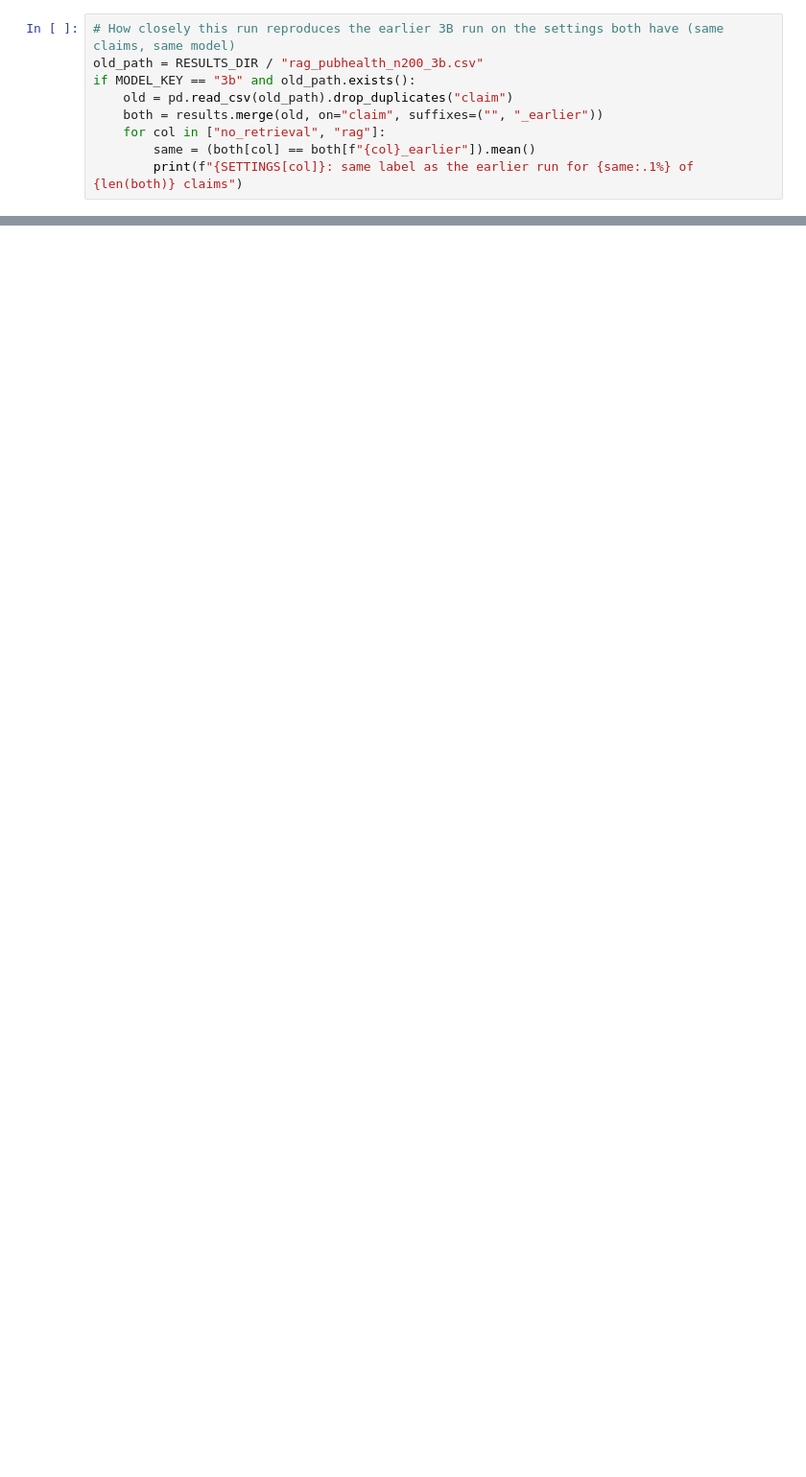
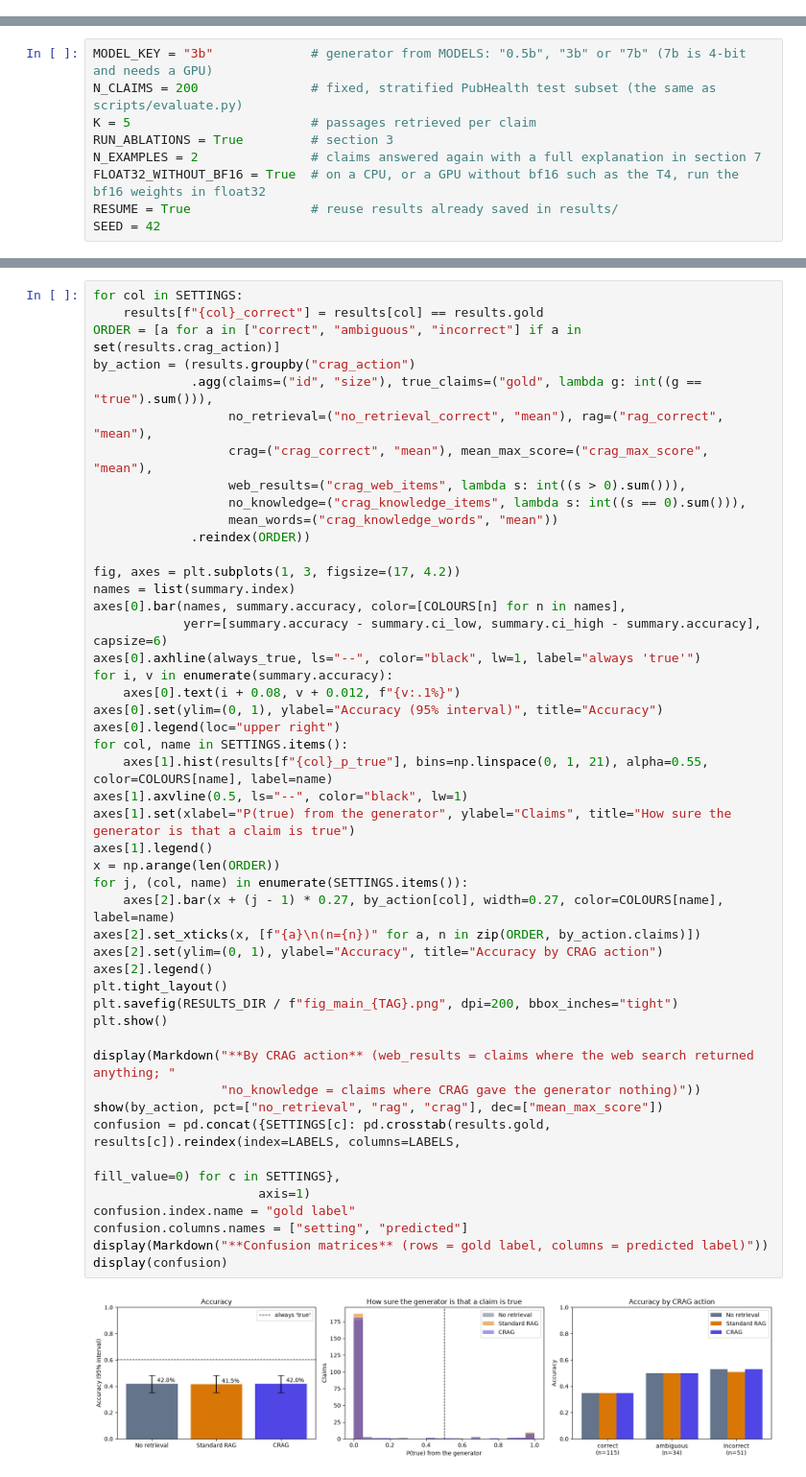
Before and after one commit to hulemihi/42173-ANLP-CRAG, a Jupyter notebook: notebooks/generator_evaluation_pubhealth.ipynb, the cells around one changed output, grey strips where cells are left out. Shown at 96% size. Drawn from its saved outputs; the diff is of its cells as text; blank space fills up the shorter version.

```diff
--- a/notebooks/generator_evaluation_pubhealth.ipynb
+++ b/notebooks/generator_evaluation_pubhealth.ipynb
@@ -525,9 +0,0 @@ pd.DataFrame(rows_cmp).set_index("generator").round(3)
-# %%
-# How closely this run reproduces the earlier 3B run on the settings both have (same claims, same model)
-old_path = RESULTS_DIR / "rag_pubhealth_n200_3b.csv"
-if MODEL_KEY == "3b" and old_path.exists():
-    old = pd.read_csv(old_path).drop_duplicates("claim")
-    both = results.merge(old, on="claim", suffixes=("", "_earlier"))
-    for col in ["no_retrieval", "rag"]:
-        same = (both[col] == both[f"{col}_earlier"]).mean()
-        print(f"{SETTINGS[col]}: same label as the earlier run for {same:.1%} of {len(both)} claims")
@@ -770,0 +94,9 @@ print("Saved", summary_path.relative_to(ROOT))
+# %%
+MODEL_KEY = "3b"             # generator from MODELS: "0.5b", "3b" or "7b" (7b is 4-bit and needs a GPU)
+N_CLAIMS = 200               # fixed, stratified PubHealth test subset (the same as scripts/evaluate.py)
+K = 5                        # passages retrieved per claim
+RUN_ABLATIONS = True         # section 3
+N_EXAMPLES = 2               # claims answered again with a full explanation in section 7
+FLOAT32_WITHOUT_BF16 = True  # on a CPU, or a GPU without bf16 such as the T4, run the bf16 weights in float32
+RESUME = True                # reuse results already saved in results/
+SEED = 42
@@ -770,0 +478,49 @@ print("Saved", summary_path.relative_to(ROOT))
+# %%
+for col in SETTINGS:
+    results[f"{col}_correct"] = results[col] == results.gold
+ORDER = [a for a in ["correct", "ambiguous", "incorrect"] if a in set(results.crag_action)]
+by_action = (results.groupby("crag_action")
+             .agg(claims=("id", "size"), true_claims=("gold", lambda g: int((g == "true").sum())),
+                  no_retrieval=("no_retrieval_correct", "mean"), rag=("rag_correct", "mean"),
+                  crag=("crag_correct", "mean"), mean_max_score=("crag_max_score", "mean"),
+                  web_results=("crag_web_items", lambda s: int((s > 0).sum())),
+                  no_knowledge=("crag_knowledge_items", lambda s: int((s == 0).sum())),
+                  mean_words=("crag_knowledge_words", "mean"))
+             .reindex(ORDER))
+
+fig, axes = plt.subplots(1, 3, figsize=(17, 4.2))
+names = list(summary.index)
+axes[0].bar(names, summary.accuracy, color=[COLOURS[n] for n in names],
+            yerr=[summary.accuracy - summary.ci_low, summary.ci_high - summary.accuracy], capsize=6)
+axes[0].axhline(always_true, ls="--", color="black", lw=1, label="always 'true'")
+for i, v in enumerate(summary.accuracy):
+    axes[0].text(i + 0.08, v + 0.012, f"{v:.1%}")
+axes[0].set(ylim=(0, 1), ylabel="Accuracy (95% interval)", title="Accuracy")
+axes[0].legend(loc="upper right")
+for col, name in SETTINGS.items():
+    axes[1].hist(results[f"{col}_p_true"], bins=np.linspace(0, 1, 21), alpha=0.55, color=COLOURS[name], label=name)
+axes[1].axvline(0.5, ls="--", color="black", lw=1)
+axes[1].set(xlabel="P(true) from the generator", ylabel="Claims", title="How sure the generator is that a claim is true")
+axes[1].legend()
+x = np.arange(len(ORDER))
+for j, (col, name) in enumerate(SETTINGS.items()):
+    axes[2].bar(x + (j - 1) * 0.27, by_action[col], width=0.27, color=COLOURS[name], label=name)
+axes[2].set_xticks(x, [f"{a}\n(n={n})" for a, n in zip(ORDER, by_action.claims)])
+axes[2].set(ylim=(0, 1), ylabel="Accuracy", title="Accuracy by CRAG action")
+axes[2].legend()
+plt.tight_layout()
+plt.savefig(RESULTS_DIR / f"fig_main_{TAG}.png", dpi=200, bbox_inches="tight")
+plt.show()
+
+display(Markdown("**By CRAG action** (web_results = claims where the web search returned anything; "
+                 "no_knowledge = claims where CRAG gave the generator nothing)"))
+show(by_action, pct=["no_retrieval", "rag", "crag"], dec=["mean_max_score"])
+confusion = pd.concat({SETTINGS[c]: pd.crosstab(results.gold, results[c]).reindex(index=LABELS, columns=LABELS,
+                                                                                    fill_value=0) for c in SETTINGS},
+                      axis=1)
+confusion.index.name = "gold label"
+confusion.columns.names = ["setting", "predicted"]
+display(Markdown("**Confusion matrices** (rows = gold label, columns = predicted label)"))
+display(confusion)
+# %% [output]
+[figure, added]
```
Also changed, not shown: parts of 64 cells of this notebook.
